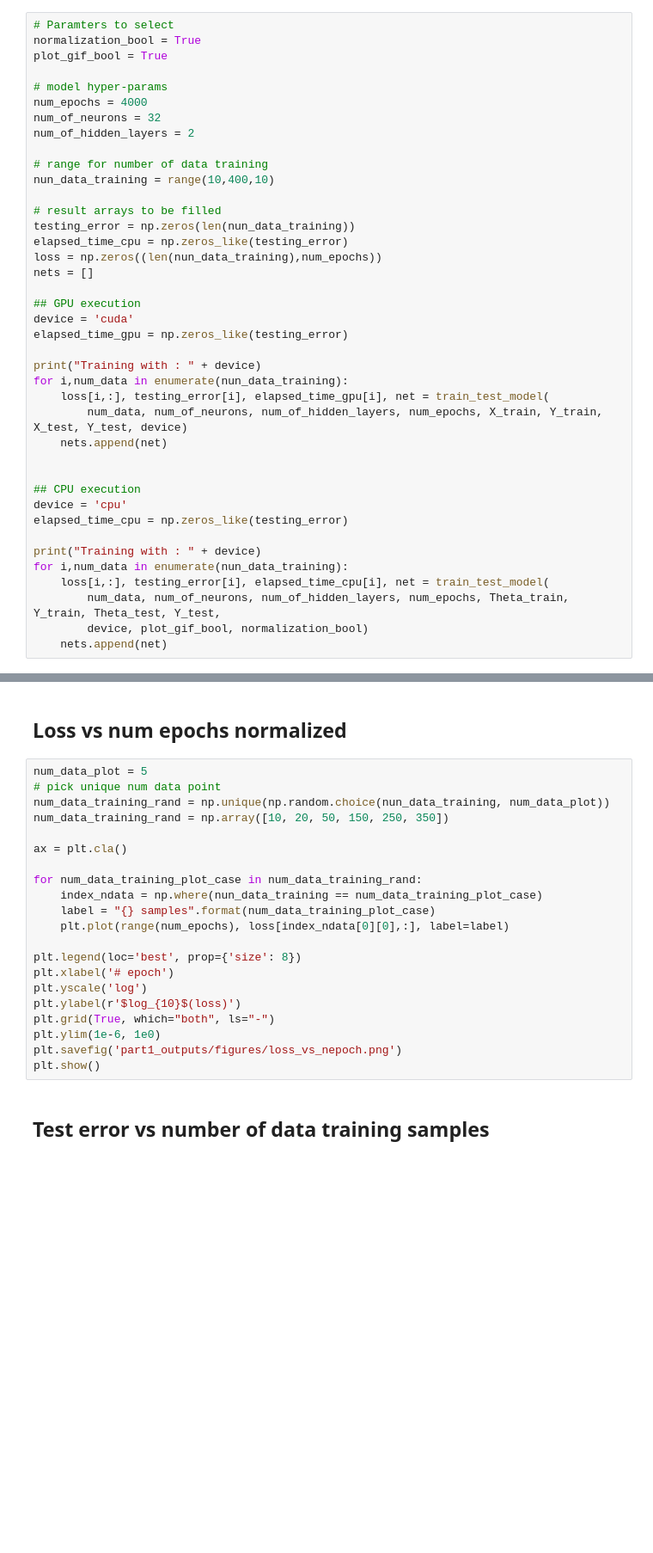
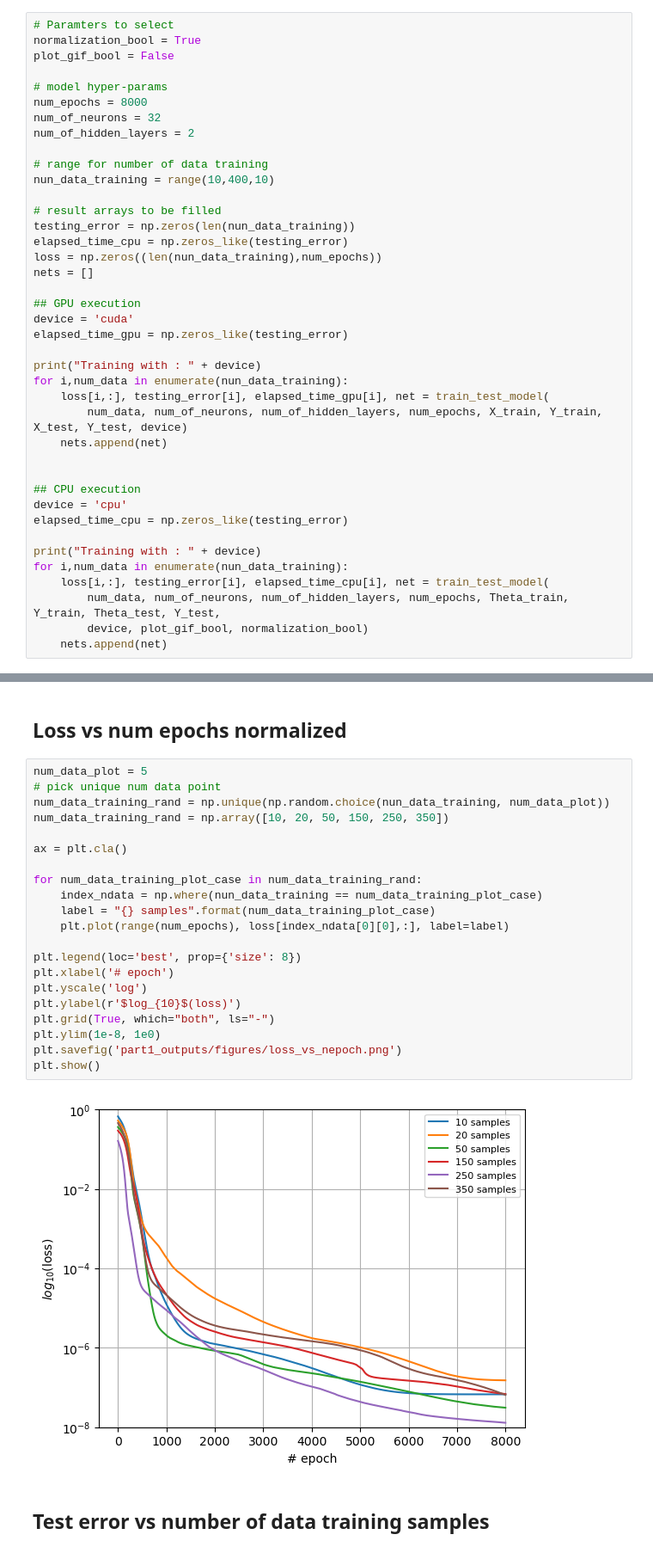
Before and after one commit to mvanzulli/Heat_Transfer_PINN, a Jupyter notebook: playground/Surrogate.ipynb, the cells around one changed output, grey strips where cells are left out. Shown at 86% size. Saved outputs shown, nothing was run; the diff lists cells and outputs as text; blank space fills up the shorter version.

```diff
--- a/playground/Surrogate.ipynb
+++ b/playground/Surrogate.ipynb
@@ -529,10 +525,10 @@ plt.show()
 # %%
 # Paramters to select
 normalization_bool = True
-plot_gif_bool = True
+plot_gif_bool = False
 
 # model hyper-params
-num_epochs = 4000
+num_epochs = 8000
 num_of_neurons = 32
 num_of_hidden_layers = 2
 
@@ -601,24 +585,26 @@ With num_data_training: 320 the final loss is: 3.08310e-07
 # %%
 num_data_plot = 5
 # pick unique num data point
 num_data_training_rand = np.unique(np.random.choice(nun_data_training, num_data_plot))
 num_data_training_rand = np.array([10, 20, 50, 150, 250, 350])
 
 ax = plt.cla()
 
 for num_data_training_plot_case in num_data_training_rand:
     index_ndata = np.where(nun_data_training == num_data_training_plot_case)
     label = "{} samples".format(num_data_training_plot_case)
     plt.plot(range(num_epochs), loss[index_ndata[0][0],:], label=label)
 
 plt.legend(loc='best', prop={'size': 8})
 plt.xlabel('# epoch')
 plt.yscale('log')
 plt.ylabel(r'$log_{10}$(loss)')
 plt.grid(True, which="both", ls="-")
-plt.ylim(1e-6, 1e0)
+plt.ylim(1e-8, 1e0)
 plt.savefig('part1_outputs/figures/loss_vs_nepoch.png')
 plt.show()
+# %% [output]
+[figure, added]
 # %% [markdown]
 ## Test error vs number of data training samples
 # %%
```
Also changed, not shown: parts of 12 cells of this notebook, 45 other files.
